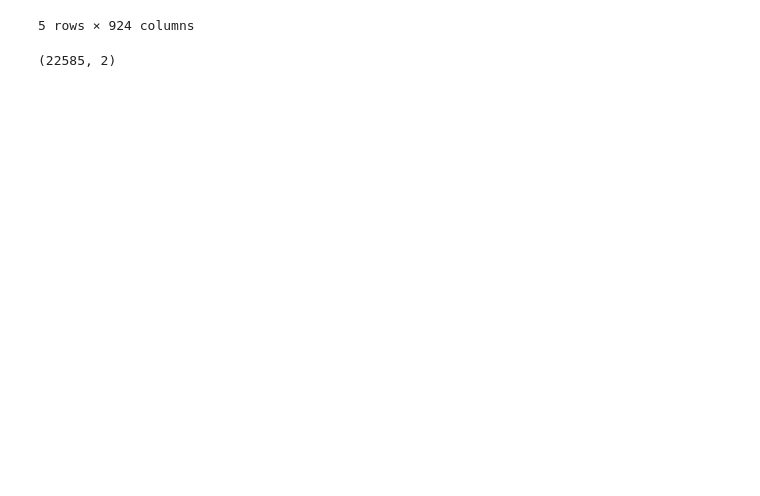
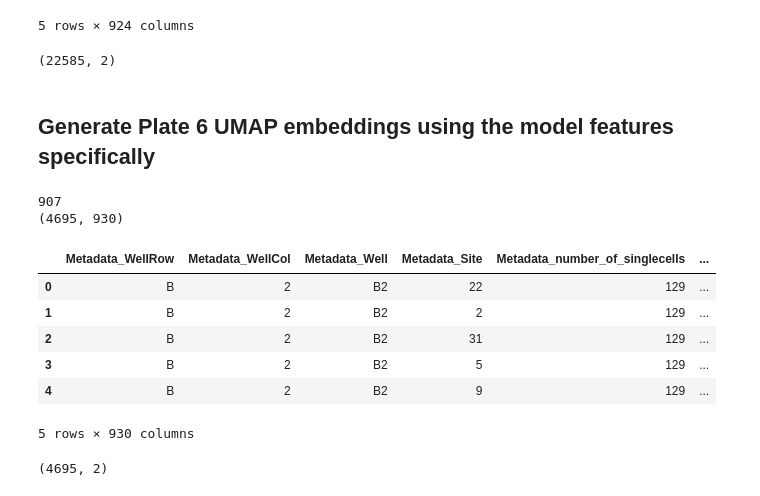
Before and after one commit to WayScience/nf1_schwann_cell_painting_data, a Jupyter notebook: 4.analyze_data/notebooks/UMAP/0.UMAP_coordinates.ipynb, the cells around one changed output. Drawn from its saved outputs; the diff is of its cells as text; code cells hidden in the pictures; blank space fills up the shorter version.

```diff
--- a/4.analyze_data/notebooks/UMAP/0.UMAP_coordinates.ipynb
+++ b/4.analyze_data/notebooks/UMAP/0.UMAP_coordinates.ipynb
@@ -238,3 +247,81 @@ output_umap_file = pathlib.Path(
 cp_umap_with_metadata_df.to_csv(output_umap_file, index=False, sep="\t")
 # %% [output]
 (22585, 2)
+# %% [markdown]
+## Generate Plate 6 UMAP embeddings using the model features specifically
+# %%
+# Load in Plate 6 normalized data to then filter down the features with the model_columns
+plate_6_norm_df = pd.read_parquet(pathlib.Path(data_dir, "Plate_6_sc_normalized.parquet"))
+
+# Drop rows where Metadata_genotype is HET
+plate_6_norm_df = plate_6_norm_df[plate_6_norm_df["Metadata_genotype"] != "HET"]
+
+# Filter the plate_6 data for the columns in model_columns
+plate_6_filtered_features = plate_6_norm_df[model_columns]
+
+# Add the metadata columns back
+metadata_columns = [col for col in plate_6_norm_df.columns if col.startswith("Metadata_")]
+plate_6_filtered_df = pd.concat([plate_6_norm_df[metadata_columns], plate_6_filtered_features], axis=1)
+
+# Drop rows with NaN values in the feature columns
+plate_6_filtered_df = plate_6_filtered_df.dropna(subset=[col for col in plate_6_filtered_df.columns if not col.startswith("Metadata_")])
+
+# Change Metadata_Plate for all rows to Plate_6_filtered to avoid issues downstream loading in plates
+plate_6_filtered_df["Metadata_Plate"] = "Plate_6_filtered"
+
+print(len(plate_6_filtered_features.columns))
+
+# Display the filtered dataframe
+print(plate_6_filtered_df.shape)
+plate_6_filtered_df.head()
+# %% [output]
+907
+(4695, 930)
+|  | Metadata_WellRow | Metadata_WellCol | Metadata_Well | Metadata_Site | Metadata_number_of_singlecells | ... |
+| 0 | B | 2 | B2 | 22 | 129 | ... |
+| 1 | B | 2 | B2 | 2 | 129 | ... |
+| 2 | B | 2 | B2 | 31 | 129 | ... |
+| 3 | B | 2 | B2 | 5 | 129 | ... |
+| 4 | B | 2 | B2 | 9 | 129 | ... |
+5 rows × 930 columns
+# %%
+desired_columns = [
+    "Metadata_Plate",
+    "Metadata_Well",
+    "Metadata_Site",
+    "Metadata_number_of_singlecells",
+    "Metadata_genotype",
+]
+
+# Make sure to reinitialize UMAP instance
+umap_fit = umap.UMAP(random_state=umap_random_seed, n_components=umap_n_components, n_jobs=1)
+
+# Process cp_df to separate features and metadata
+cp_features = infer_cp_features(plate_6_filtered_df)
+meta_features = infer_cp_features(plate_6_filtered_df, metadata=True)
+filtered_meta_features = [
+    feature for feature in meta_features if feature in desired_columns
+]
+
+# Fit UMAP and convert to pandas DataFrame
+embeddings = pd.DataFrame(
+    umap_fit.fit_transform(plate_6_filtered_df.loc[:, cp_features]),
+    columns=[f"UMAP{x}" for x in range(0, umap_n_components)],
+)
+print(embeddings.shape)
+
+# Combine with metadata
+cp_umap_with_metadata_df = pd.concat(
+    [plate_6_filtered_df.loc[:, filtered_meta_features], embeddings], axis=1
+)
+
+# randomize the rows of the dataframe to plot the order of the data evenly
+cp_umap_with_metadata_df = cp_umap_with_metadata_df.sample(frac=1, random_state=0)
+
+# Generate output file and save
+output_umap_file = pathlib.Path(
+    output_dir, "UMAP_Plate_6_sc_only_model_features.tsv"
+)
+cp_umap_with_metadata_df.to_csv(output_umap_file, index=False, sep="\t")
+# %% [output]
+(4695, 2)
```
Also changed, not shown: parts of 11 cells of this notebook, 18 other files.
